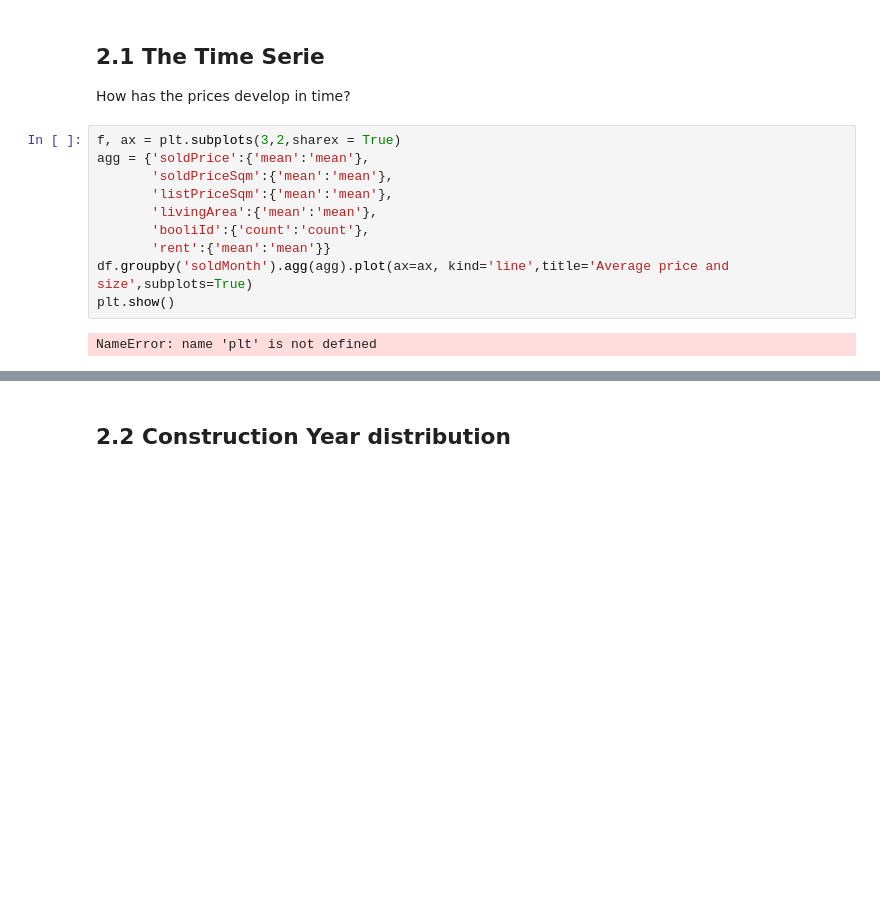
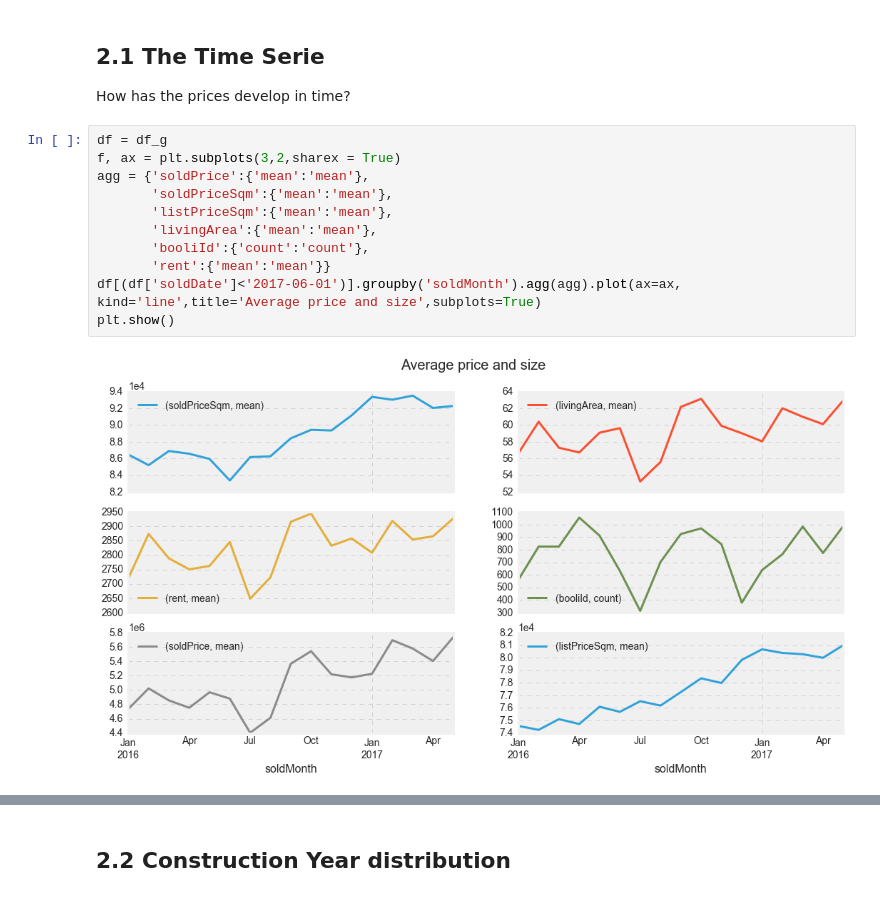
Before and after one commit to Hjartarson/housing, a Jupyter notebook: 2016-11-29-oh-housing-market-visualization.ipynb, the cells around one changed output, grey strips where cells are left out. Drawn from its saved outputs; the diff is of its cells as text; blank space fills up the shorter version.

```diff
--- a/2016-11-29-oh-housing-market-visualization.ipynb
+++ b/2016-11-29-oh-housing-market-visualization.ipynb
@@ -65,14 +87,15 @@ NameError: name 'plt' is not defined
 ## 2.1 The Time Serie
 How has the prices develop in time?
 # %%
+df = df_g
 f, ax = plt.subplots(3,2,sharex = True)
 agg = {'soldPrice':{'mean':'mean'},
        'soldPriceSqm':{'mean':'mean'},
        'listPriceSqm':{'mean':'mean'},
        'livingArea':{'mean':'mean'},
        'booliId':{'count':'count'},
        'rent':{'mean':'mean'}}
-df.groupby('soldMonth').agg(agg).plot(ax=ax, kind='line',title='Average price and size',subplots=True)
+df[(df['soldDate']<'2017-06-01')].groupby('soldMonth').agg(agg).plot(ax=ax, kind='line',title='Average price and size',subplots=True)
 plt.show()
 # %% [output]
-NameError: name 'plt' is not defined
+[figure, added]
```
Also changed, not shown: parts of 7 cells of this notebook, 1 other file.
